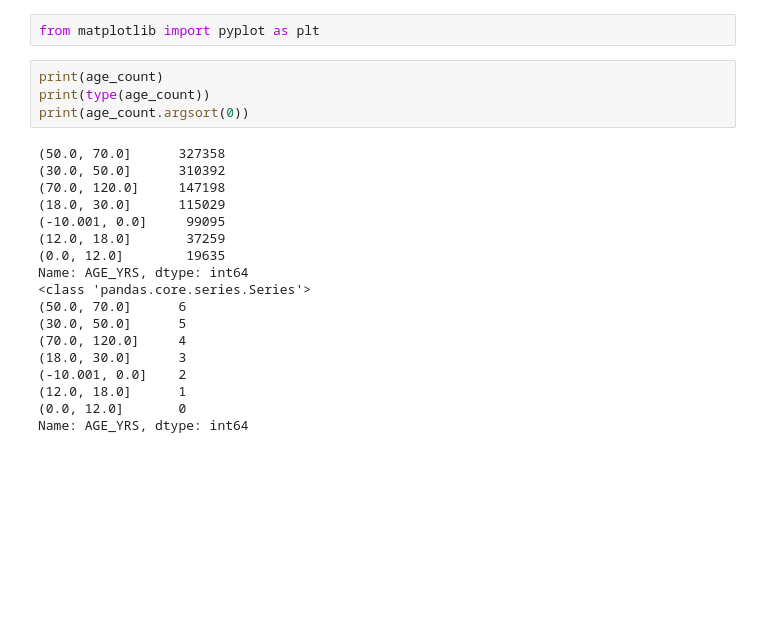
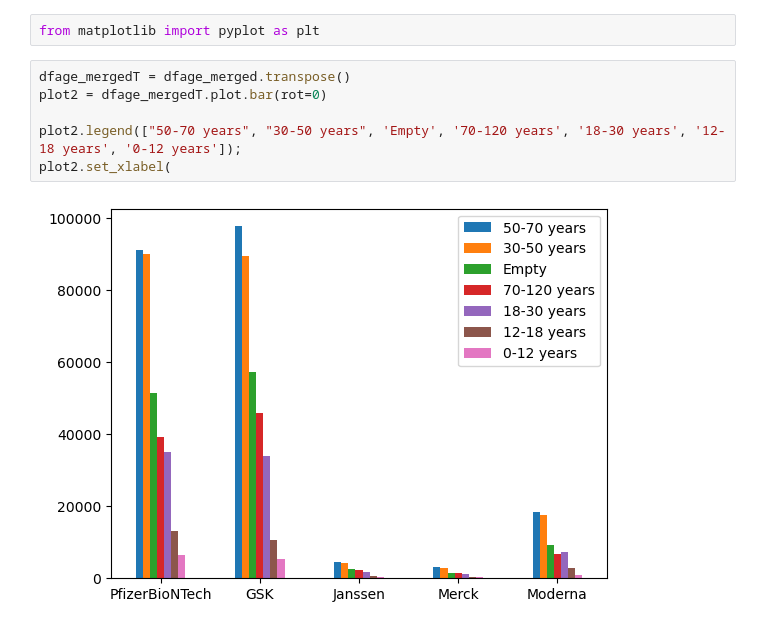
Before and after one commit to mattkim0419/vaers, a Jupyter notebook: scripts.ipynb, the cells around one changed output. Drawn from its saved outputs; the diff is of its cells as text; blank space fills up the shorter version.

```diff
--- a/scripts.ipynb
+++ b/scripts.ipynb
@@ -294,27 +327,13 @@ age_count = age.value_counts()
 # %%
 from matplotlib import pyplot as plt
-# %%
-print(age_count)
-print(type(age_count))
-print(age_count.argsort(0))
-# %% [output]
-(50.0, 70.0]      327358
-(30.0, 50.0]      310392
-(70.0, 120.0]     147198
-(18.0, 30.0]      115029
-(-10.001, 0.0]     99095
-(12.0, 18.0]       37259
-(0.0, 12.0]        19635
-Name: AGE_YRS, dtype: int64
-<class 'pandas.core.series.Series'>
-(50.0, 70.0]      6
-(30.0, 50.0]      5
-(70.0, 120.0]     4
-(18.0, 30.0]      3
-(-10.001, 0.0]    2
-(12.0, 18.0]      1
-(0.0, 12.0]       0
-Name: AGE_YRS, dtype: int64
+# %%
+dfage_mergedT = dfage_merged.transpose()
+plot2 = dfage_mergedT.plot.bar(rot=0)
+
+plot2.legend(["50-70 years", "30-50 years", 'Empty', '70-120 years', '18-30 years', '12-18 years', '0-12 years']);
+plot2.set_xlabel(
+# %% [output]
+[figure, added]
 # %%
 # Creating histogram
 fig, ax = plt.subplots(figsize =(10, 7))
```
Also changed, not shown: parts of 8 cells of this notebook.
